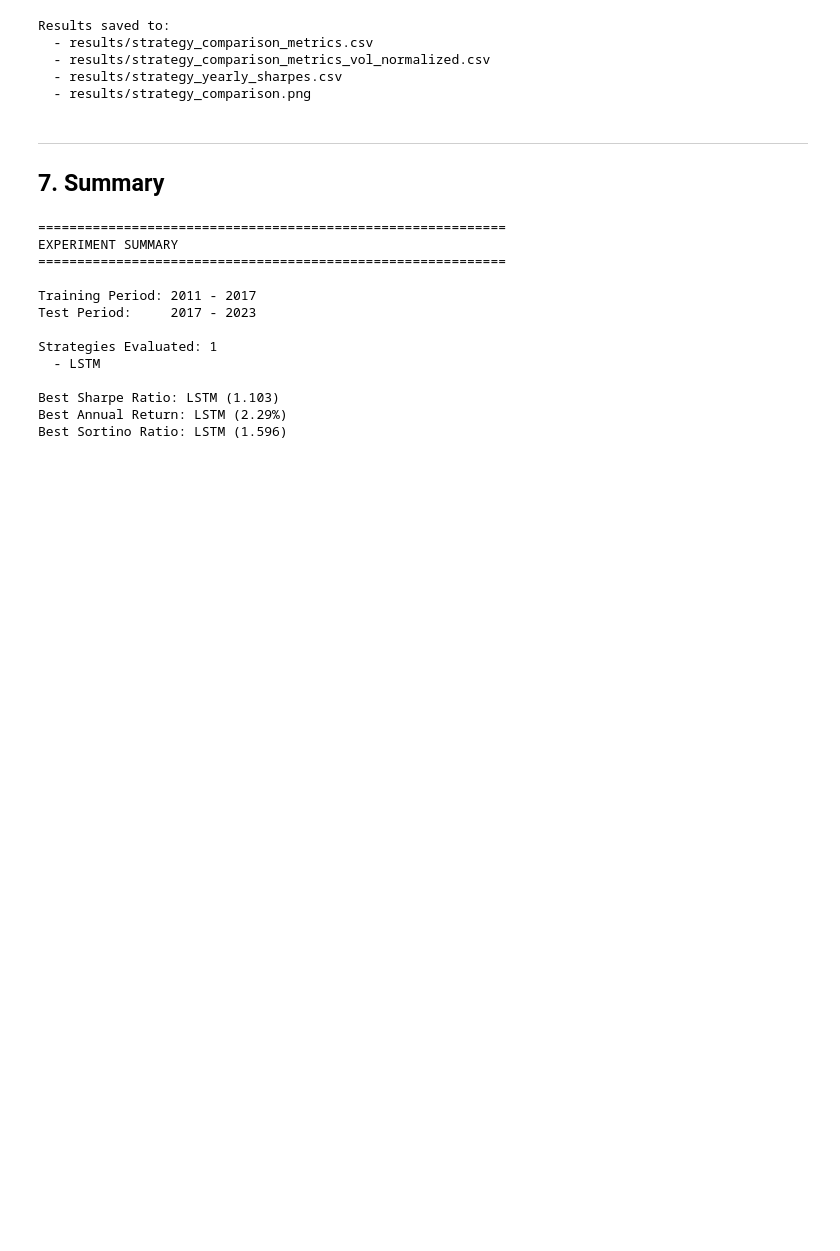
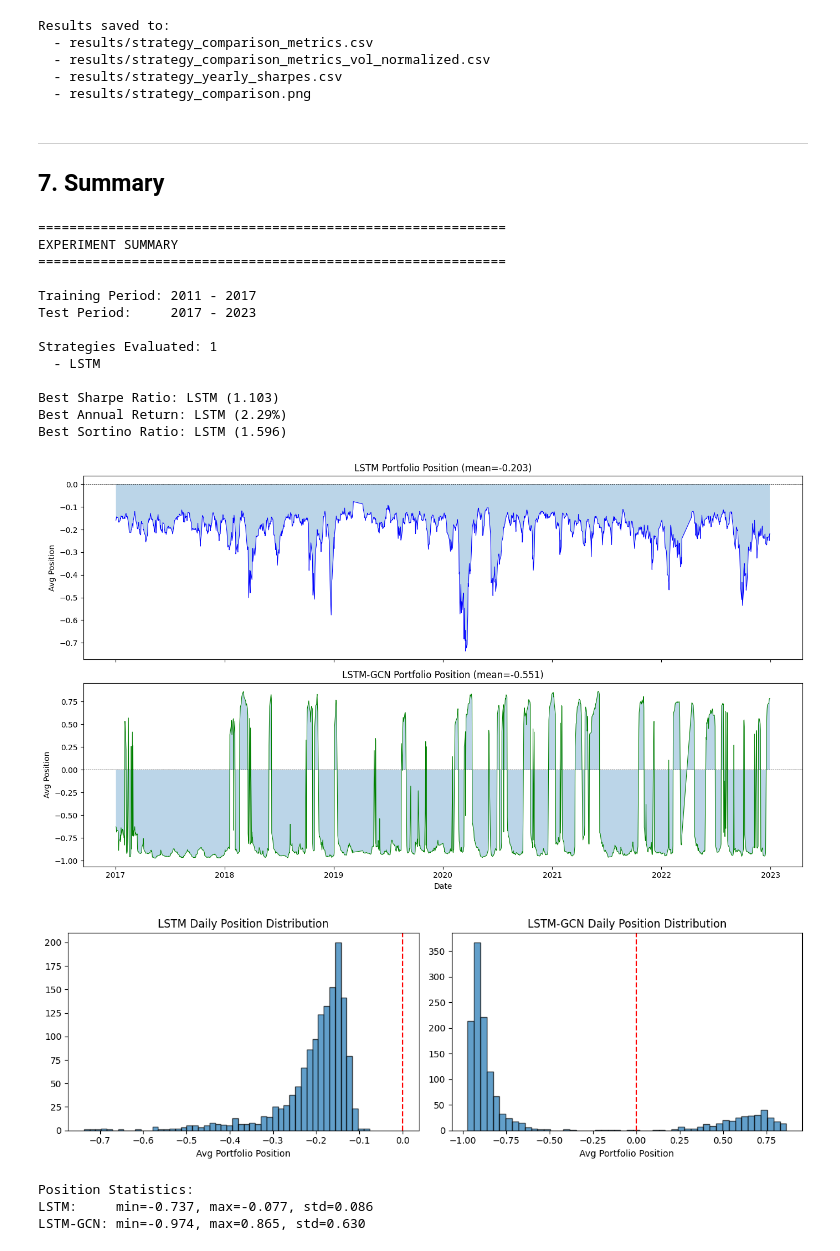
Before and after one commit to adam-909/4yp, a Jupyter notebook: 4YP-main/notebooks/run_all_strategies.ipynb, the cells around one changed output. Drawn from its saved outputs; the diff is of its cells as text; code cells hidden in the pictures; blank space fills up the shorter version.

```diff
--- a/4YP-main/notebooks/run_all_strategies.ipynb
+++ b/4YP-main/notebooks/run_all_strategies.ipynb
@@ -779,0 +811,62 @@ print(f"\nExtreme values (|x| > 1): {(df_2017['target_returns'].abs() > 1).sum()
+# %%
+import matplotlib.pyplot as plt
+import pandas as pd
+
+# Load results
+lstm_df = pd.read_csv("/content/drive/MyDrive/4YP-main/results/exp_lstm_split60_lstm_cpnone_len20_notime_val_v1/2017-2023/captured_returns_sw.csv")
+gcn_df = pd.read_csv("/content/drive/MyDrive/4YP-main/results/exp_lstm_gcn_split80_lstm-gcn_cpnone_len20_notime_val_v1/2017-2023/captured_returns_sw.csv")
+
+lstm_df['time'] = pd.to_datetime(lstm_df['time'])
+gcn_df['time'] = pd.to_datetime(gcn_df['time'])
+
+# Calculate daily portfolio position (average across all tickers)
+lstm_portfolio_pos = lstm_df.groupby('time')['position'].mean()
+gcn_portfolio_pos = gcn_df.groupby('time')['position'].mean()
+
+# Plot
+fig, axes = plt.subplots(2, 1, figsize=(14, 8), sharex=True)
+
+# LSTM
+axes[0].plot(lstm_portfolio_pos.index, lstm_portfolio_pos.values, linewidth=0.8, color='blue')
+axes[0].axhline(y=0, color='black', linestyle='--', linewidth=0.5)
+axes[0].set_ylabel('Avg Position')
+axes[0].set_title(f'LSTM Portfolio Position (mean={lstm_portfolio_pos.mean():.3f})')
+axes[0].fill_between(lstm_portfolio_pos.index, 0, lstm_portfolio_pos.values, alpha=0.3)
+
+# LSTM-GCN
+axes[1].plot(gcn_portfolio_pos.index, gcn_portfolio_pos.values, linewidth=0.8, color='green')
+axes[1].axhline(y=0, color='black', linestyle='--', linewidth=0.5)
+axes[1].set_ylabel('Avg Position')
+axes[1].set_title(f'LSTM-GCN Portfolio Position (mean={gcn_portfolio_pos.mean():.3f})')
+axes[1].fill_between(gcn_portfolio_pos.index, 0, gcn_portfolio_pos.values, alpha=0.3)
+
+plt.xlabel('Date')
+plt.tight_layout()
+plt.show()
+
+# Also show position distribution histograms
+fig, axes = plt.subplots(1, 2, figsize=(12, 4))
+
+axes[0].hist(lstm_portfolio_pos.values, bins=50, edgecolor='black', alpha=0.7)
+axes[0].axvline(x=0, color='red', linestyle='--')
+axes[0].set_title('LSTM Daily Position Distribution')
+axes[0].set_xlabel('Avg Portfolio Position')
+
+axes[1].hist(gcn_portfolio_pos.values, bins=50, edgecolor='black', alpha=0.7)
+axes[1].axvline(x=0, color='red', linestyle='--')
+axes[1].set_title('LSTM-GCN Daily Position Distribution')
+axes[1].set_xlabel('Avg Portfolio Position')
+
+plt.tight_layout()
+plt.show()
+
+# Print stats
+print("\nPosition Statistics:")
+print(f"LSTM:     min={lstm_portfolio_pos.min():.3f}, max={lstm_portfolio_pos.max():.3f}, std={lstm_portfolio_pos.std():.3f}")
+print(f"LSTM-GCN: min={gcn_portfolio_pos.min():.3f}, max={gcn_portfolio_pos.max():.3f}, std={gcn_portfolio_pos.std():.3f}")
+# %% [output]
+[figure, added]
+[figure, added]
+Position Statistics:
+LSTM:     min=-0.737, max=-0.077, std=0.086
+LSTM-GCN: min=-0.974, max=0.865, std=0.630
```
Also changed, not shown: parts of 6 cells of this notebook, 7 other files.
